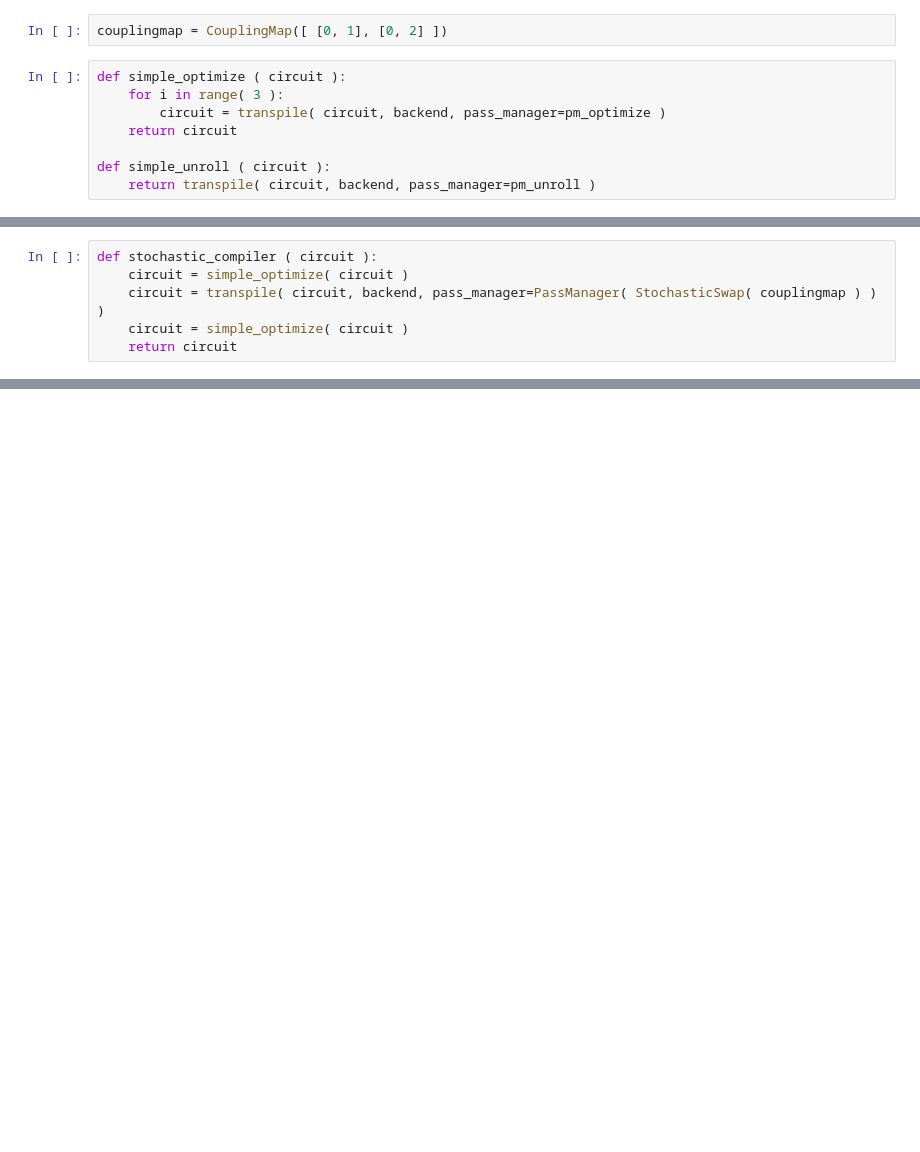
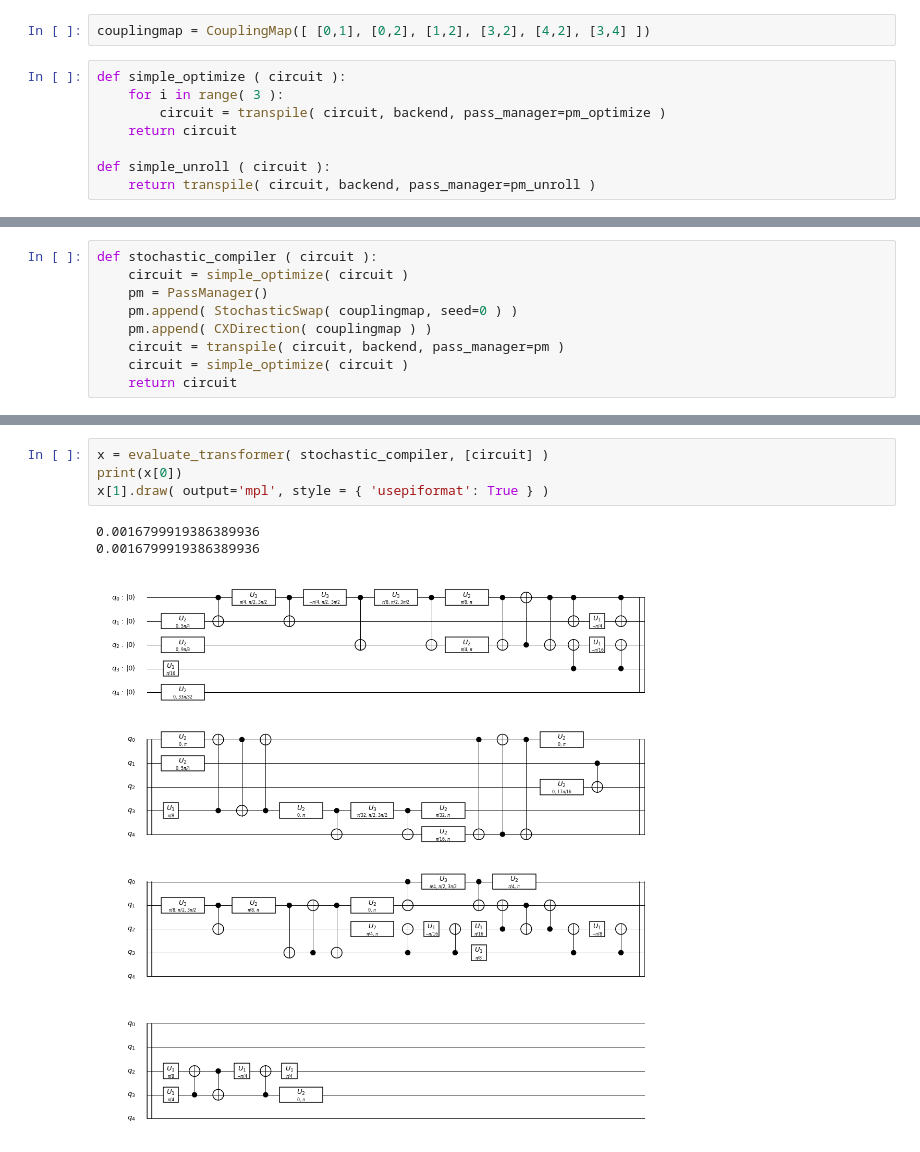
Before and after one commit to edyounis/qiskit-hackathon, a Jupyter notebook: Benchmarking Circuit Transformations.ipynb, the cells around one changed output, grey strips where cells are left out. Drawn from its saved outputs; the diff is of its cells as text; blank space fills up the shorter version.

```diff
--- a/Benchmarking Circuit Transformations.ipynb
+++ b/Benchmarking Circuit Transformations.ipynb
@@ -22,7 +24,7 @@ pm_optimize.append( Optimize1qGates() )
 pm_unroll = PassManager()
 pm_unroll.append( Unroller( ['u3', 'cx'] ) )
 # %%
-couplingmap = CouplingMap([ [0, 1], [0, 2] ])
+couplingmap = CouplingMap([ [0,1], [0,2], [1,2], [3,2], [4,2], [3,4] ])
 # %%
 def simple_optimize ( circuit ):
     for i in range( 3 ):
@@ -46,6 +54,9 @@ def lookahead_compiler ( circuit ):
 # %%
 def stochastic_compiler ( circuit ):
     circuit = simple_optimize( circuit )
-    circuit = transpile( circuit, backend, pass_manager=PassManager( StochasticSwap( couplingmap ) ) )
+    pm = PassManager()
+    pm.append( StochasticSwap( couplingmap, seed=0 ) )
+    pm.append( CXDirection( couplingmap ) )
+    circuit = transpile( circuit, backend, pass_manager=pm )
     circuit = simple_optimize( circuit )
     return circuit
@@ -65,0 +101,8 @@ evaluate_transformer( lookahead_compiler )
+# %%
+x = evaluate_transformer( stochastic_compiler, [circuit] )
+print(x[0])
+x[1].draw( output='mpl', style = { 'usepiformat': True } )
+# %% [output]
+0.0016799919386389936
+0.0016799919386389936
+[figure, added]
```
Also changed, not shown: parts of 12 cells of this notebook, 2 other files.
